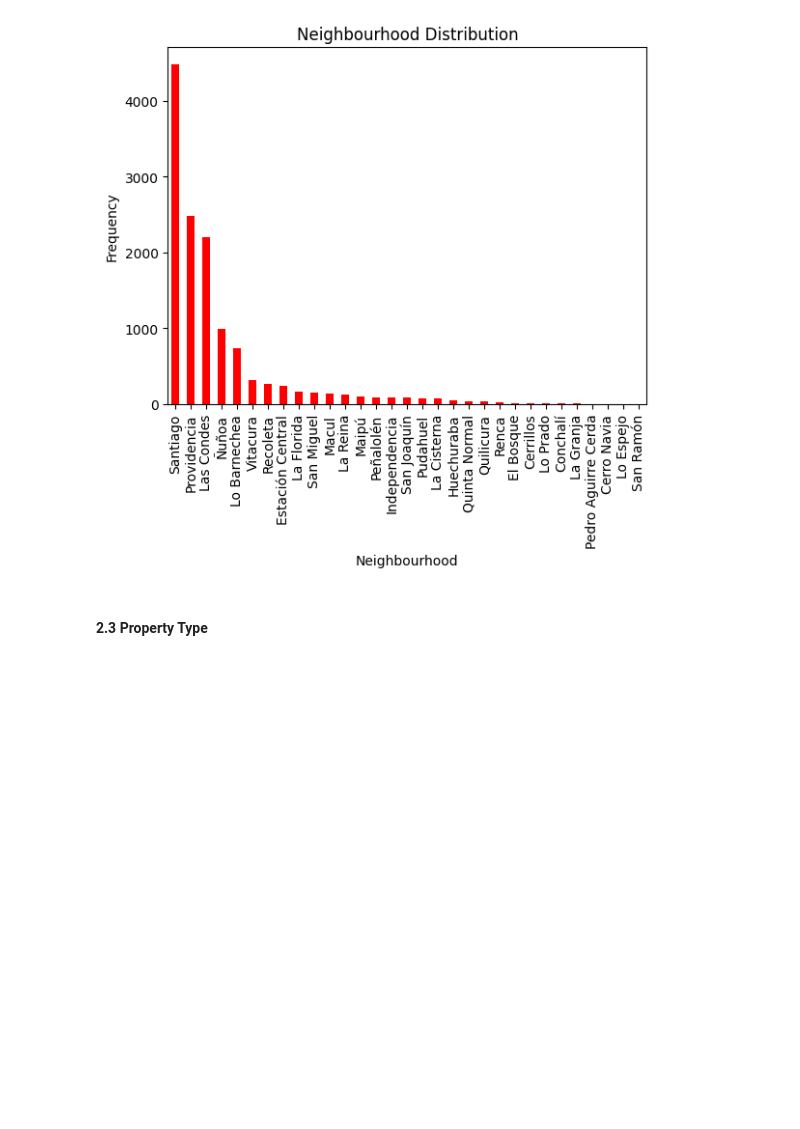
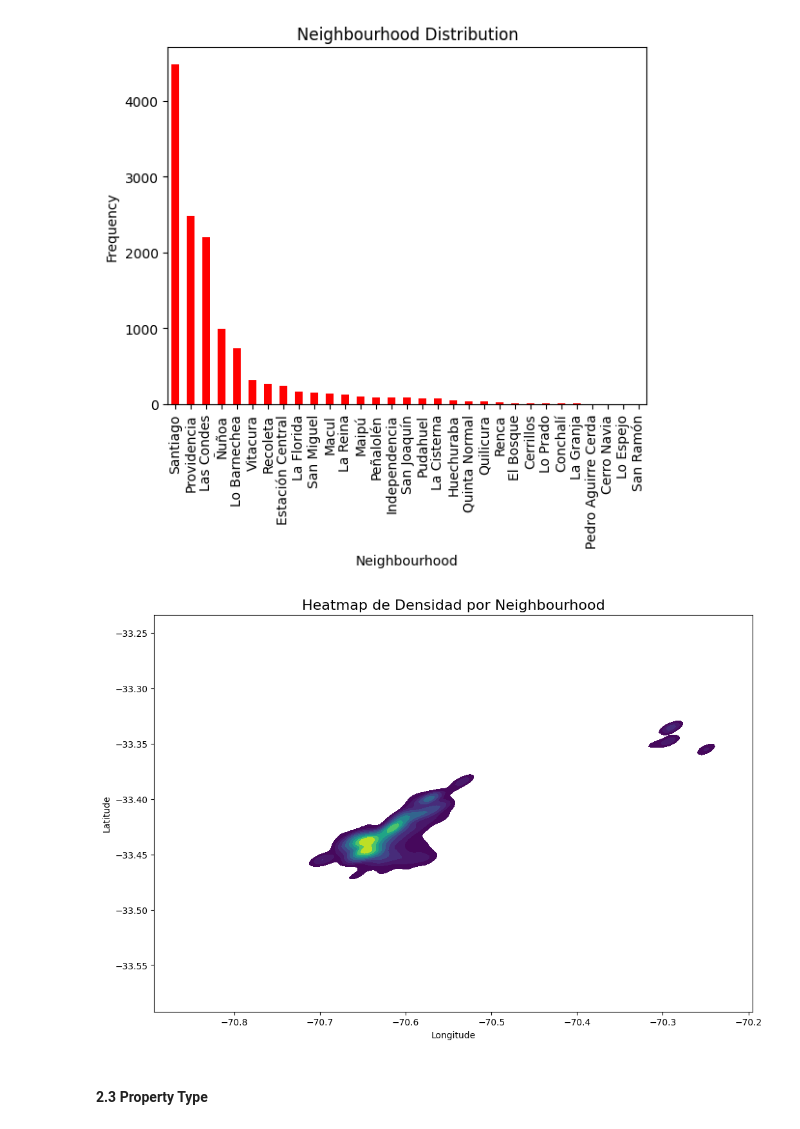
Before and after one commit to Lperdoca/Ciencia-de-datos.-Taller-1, a Jupyter notebook: EDA_AirBnb_Santiago de Chile.ipynb, the cells around one changed output. Saved outputs shown, nothing was run; the diff lists cells and outputs as text; code cells hidden in the pictures; blank space fills up the shorter version.

```diff
--- a/EDA_AirBnb_Santiago de Chile.ipynb
+++ b/EDA_AirBnb_Santiago de Chile.ipynb
@@ -218,3 +239,24 @@ plt.ylabel("Frequency")
 plt.show()
 # %% [output]
 [figure]
+# %%
+df_geo = listings_Santiago_df[['neighbourhood_cleansed', 'latitude', 'longitude']].dropna()
+# %%
+plt.figure(figsize=(12, 8))
+sns.kdeplot(
+    data=df_geo,
+    x="longitude",
+    y="latitude",
+    cmap="viridis", # Puedes cambiar el color del mapa de densidad
+    fill=True,
+    bw_adjust=.5,
+    thresh=0.2
+)
+
+plt.title('Heatmap de Densidad por Neighbourhood', fontsize=16)
+plt.xlabel('Longitude')
+plt.ylabel('Latitude')
+
+plt.show()
+# %% [output]
+[figure, added]
```
Also changed, not shown: parts of 27 cells of this notebook.
